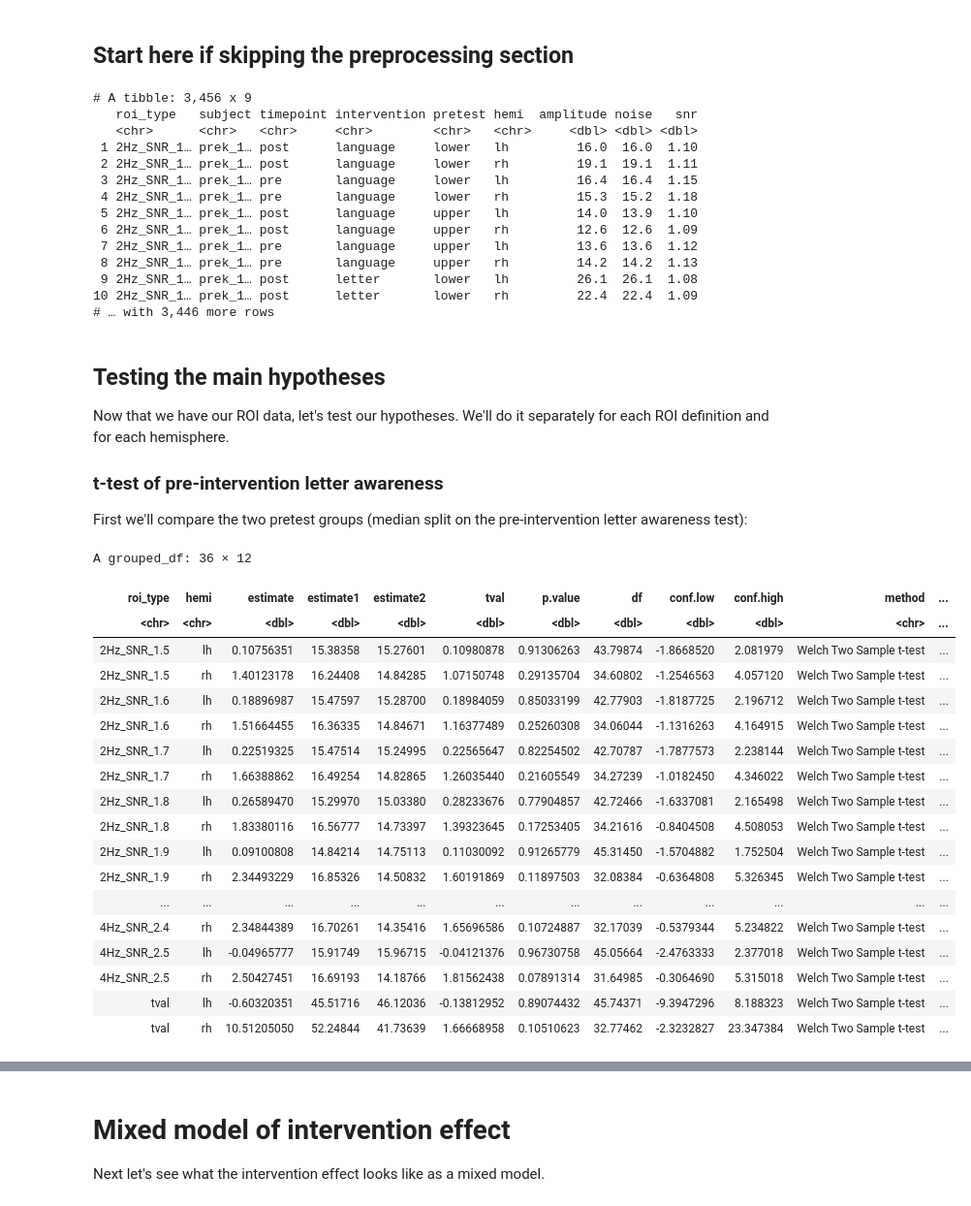
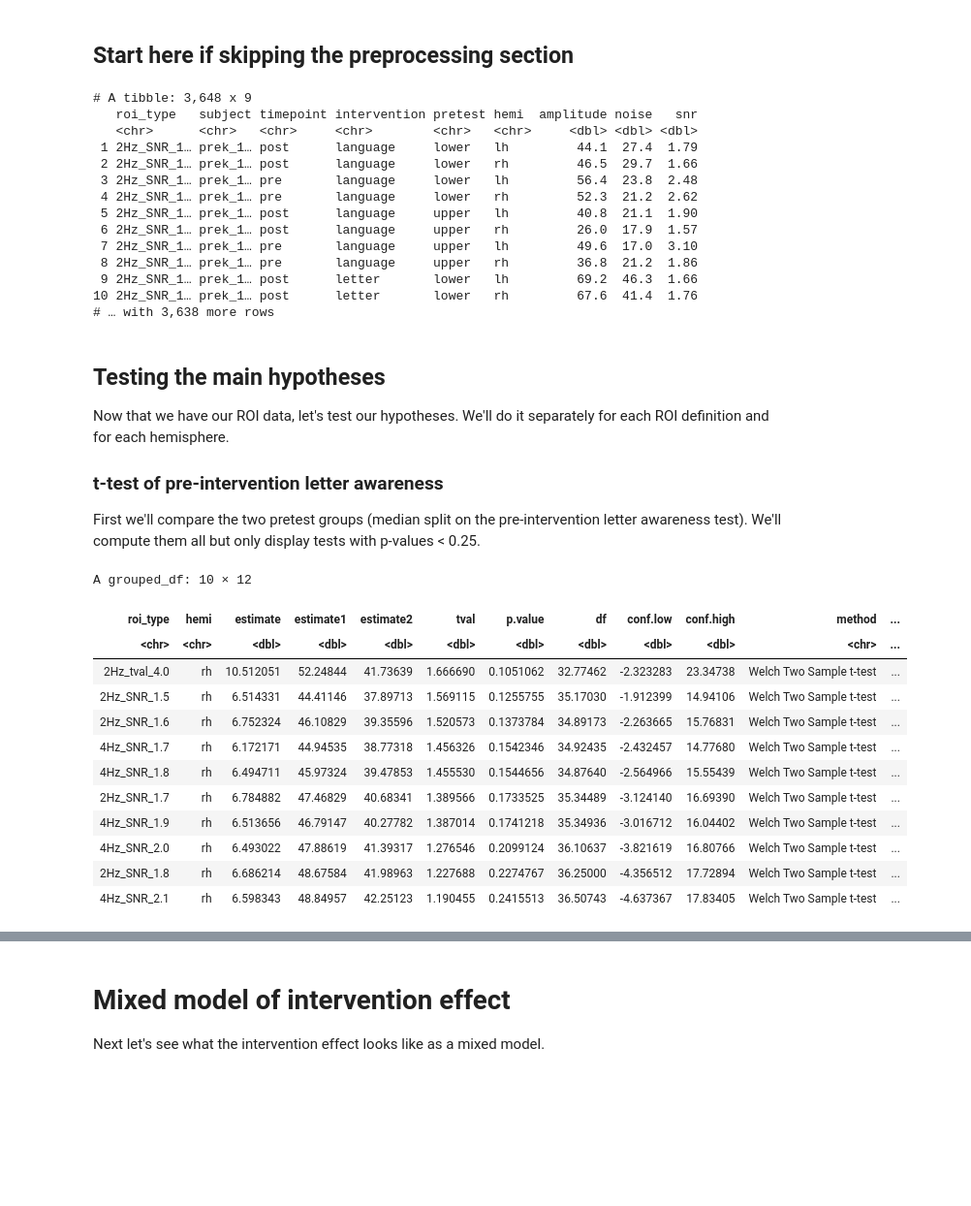
Before and after one commit to yeatmanlab/preK-MEG, a Jupyter notebook: analysis/notebooks/ssvep_ROI_modeling.ipynb, the cells around one changed output, grey strips where cells are left out. Shown at 97% size. Cells and saved outputs as stored; diff of their text form; code cells hidden in the pictures; blank space fills up the shorter version.

Commit message:
update ROI notebook; add intermediate data files (#50)

```diff
--- a/analysis/notebooks/ssvep_ROI_modeling.ipynb
+++ b/analysis/notebooks/ssvep_ROI_modeling.ipynb
@@ -244,25 +246,29 @@ rm(all_data)  # free up memory; comment out if loading
 # load("processed_data_with_SNR_based_labels.RData")  # loads snr_roi_data
 # %%
 # combine the data from the two different ROI definitions
-bind_rows(snr_roi_data, tval=tval_roi_data, .id="roi_type") ->
+tval_roi_data %>% group_by(freq) -> tval_roi_data
+tval_roi_data %>% group_keys() %>% pull() %>% str_c("Hz_tval_4.0") -> names
+tval_roi_data %>% group_split(.keep=FALSE) %>%setNames(names) -> tval_list
+
+bind_rows(c(snr_roi_data, tval_list), .id="roi_type") ->
     roi_data
 
 print(roi_data)
 # %% [output]
-# A tibble: 3,456 x 9
+# A tibble: 3,648 x 9
    roi_type   subject timepoint intervention pretest hemi  amplitude noise   snr
    <chr>      <chr>   <chr>     <chr>        <chr>   <chr>     <dbl> <dbl> <dbl>
- 1 2Hz_SNR_1… prek_1… post      language     lower   lh         16.0  16.0  1.10
- 2 2Hz_SNR_1… prek_1… post      language     lower   rh         19.1  19.1  1.11
- 3 2Hz_SNR_1… prek_1… pre       language     lower   lh         16.4  16.4  1.15
- 4 2Hz_SNR_1… prek_1… pre       language     lower   rh         15.3  15.2  1.18
- 5 2Hz_SNR_1… prek_1… post      language     upper   lh         14.0  13.9  1.10
- 6 2Hz_SNR_1… prek_1… post      language     upper   rh         12.6  12.6  1.09
- 7 2Hz_SNR_1… prek_1… pre       language     upper   lh         13.6  13.6  1.12
- 8 2Hz_SNR_1… prek_1… pre       language     upper   rh         14.2  14.2  1.13
- 9 2Hz_SNR_1… prek_1… post      letter       lower   lh         26.1  26.1  1.08
-10 2Hz_SNR_1… prek_1… post      letter       lower   rh         22.4  22.4  1.09
-# … with 3,446 more rows
+ 1 2Hz_SNR_1… prek_1… post      language     lower   lh         44.1  27.4  1.79
+ 2 2Hz_SNR_1… prek_1… post      language     lower   rh         46.5  29.7  1.66
+ 3 2Hz_SNR_1… prek_1… pre       language     lower   lh         56.4  23.8  2.48
+ 4 2Hz_SNR_1… prek_1… pre       language     lower   rh         52.3  21.2  2.62
+ 5 2Hz_SNR_1… prek_1… post      language     upper   lh         40.8  21.1  1.90
+ 6 2Hz_SNR_1… prek_1… post      language     upper   rh         26.0  17.9  1.57
+ 7 2Hz_SNR_1… prek_1… pre       language     upper   lh         49.6  17.0  3.10
+ 8 2Hz_SNR_1… prek_1… pre       language     upper   rh         36.8  21.2  1.86
+ 9 2Hz_SNR_1… prek_1… post      letter       lower   lh         69.2  46.3  1.66
+10 2Hz_SNR_1… prek_1… post      letter       lower   rh         67.6  41.4  1.76
+# … with 3,638 more rows
 # %% [markdown]
 ## Testing the main hypotheses
 
@@ -270,33 +276,27 @@ Now that we have our ROI data, let's test our hypotheses. We'll do it separately
 
 ### t-test of pre-intervention letter awareness
 
-First we'll compare the two pretest groups (median split on the pre-intervention letter awareness test):
+First we'll compare the two pretest groups (median split on the pre-intervention letter awareness test). We'll compute them all but only display tests with p-values < 0.25.
 # %%
 roi_data %>%
     filter(timepoint == "pre") %>%
     group_by(roi_type, hemi) %>%
     do(broom::tidy(t.test(amplitude ~ pretest, data=.))) %>%
     rename(tval=statistic, df=parameter) ->
-    pretest_tvals
+    pretest_tvals_amplitude
 
-pretest_tvals
+pretest_tvals_amplitude %>% filter(p.value < 0.25) %>% arrange(hemi, p.value)
 # %% [output]
-A grouped_df: 36 × 12
+A grouped_df: 10 × 12
 | roi_type | hemi | estimate | estimate1 | estimate2 | tval | p.value | df | conf.low | conf.high | method | ... |
 | <chr> | <chr> | <dbl> | <dbl> | <dbl> | <dbl> | <dbl> | <dbl> | <dbl> | <dbl> | <chr> | ... |
-| 2Hz_SNR_1.5 | lh | 0.10756351 | 15.38358 | 15.27601 | 0.10980878 | 0.91306263 | 43.79874 | -1.8668520 | 2.081979 | Welch Two Sample t-test | ... |
-| 2Hz_SNR_1.5 | rh | 1.40123178 | 16.24408 | 14.84285 | 1.07150748 | 0.29135704 | 34.60802 | -1.2546563 | 4.057120 | Welch Two Sample t-test | ... |
-| 2Hz_SNR_1.6 | lh | 0.18896987 | 15.47597 | 15.28700 | 0.18984059 | 0.85033199 | 42.77903 | -1.8187725 | 2.196712 | Welch Two Sample t-test | ... |
-| 2Hz_SNR_1.6 | rh | 1.51664455 | 16.36335 | 14.84671 | 1.16377489 | 0.25260308 | 34.06044 | -1.1316263 | 4.164915 | Welch Two Sample t-test | ... |
-| 2Hz_SNR_1.7 | lh | 0.22519325 | 15.47514 | 15.24995 | 0.22565647 | 0.82254502 | 42.70787 | -1.7877573 | 2.238144 | Welch Two Sample t-test | ... |
-| 2Hz_SNR_1.7 | rh | 1.66388862 | 16.49254 | 14.82865 | 1.26035440 | 0.21605549 | 34.27239 | -1.0182450 | 4.346022 | Welch Two Sample t-test | ... |
-| 2Hz_SNR_1.8 | lh | 0.26589470 | 15.29970 | 15.03380 | 0.28233676 | 0.77904857 | 42.72466 | -1.6337081 | 2.165498 | Welch Two Sample t-test | ... |
-| 2Hz_SNR_1.8 | rh | 1.83380116 | 16.56777 | 14.73397 | 1.39323645 | 0.17253405 | 34.21616 | -0.8404508 | 4.508053 | Welch Two Sample t-test | ... |
-| 2Hz_SNR_1.9 | lh | 0.09100808 | 14.84214 | 14.75113 | 0.11030092 | 0.91265779 | 45.31450 | -1.5704882 | 1.752504 | Welch Two Sample t-test | ... |
-| 2Hz_SNR_1.9 | rh | 2.34493229 | 16.85326 | 14.50832 | 1.60191869 | 0.11897503 | 32.08384 | -0.6364808 | 5.326345 | Welch Two Sample t-test | ... |
-| ... | ... | ... | ... | ... | ... | ... | ... | ... | ... | ... | ... |
-| 4Hz_SNR_2.4 | rh | 2.34844389 | 16.70261 | 14.35416 | 1.65696586 | 0.10724887 | 32.17039 | -0.5379344 | 5.234822 | Welch Two Sample t-test | ... |
-| 4Hz_SNR_2.5 | lh | -0.04965777 | 15.91749 | 15.96715 | -0.04121376 | 0.96730758 | 45.05664 | -2.4763333 | 2.377018 | Welch Two Sample t-test | ... |
-| 4Hz_SNR_2.5 | rh | 2.50427451 | 16.69193 | 14.18766 | 1.81562438 | 0.07891314 | 31.64985 | -0.3064690 | 5.315018 | Welch Two Sample t-test | ... |
-| tval | lh | -0.60320351 | 45.51716 | 46.12036 | -0.13812952 | 0.89074432 | 45.74371 | -9.3947296 | 8.188323 | Welch Two Sample t-test | ... |
-| tval | rh | 10.51205050 | 52.24844 | 41.73639 | 1.66668958 | 0.10510623 | 32.77462 | -2.3232827 | 23.347384 | Welch Two Sample t-test | ... |
+| 2Hz_tval_4.0 | rh | 10.512051 | 52.24844 | 41.73639 | 1.666690 | 0.1051062 | 32.77462 | -2.323283 | 23.34738 | Welch Two Sample t-test | ... |
+| 2Hz_SNR_1.5 | rh | 6.514331 | 44.41146 | 37.89713 | 1.569115 | 0.1255755 | 35.17030 | -1.912399 | 14.94106 | Welch Two Sample t-test | ... |
+| 2Hz_SNR_1.6 | rh | 6.752324 | 46.10829 | 39.35596 | 1.520573 | 0.1373784 | 34.89173 | -2.263665 | 15.76831 | Welch Two Sample t-test | ... |
+| 4Hz_SNR_1.7 | rh | 6.172171 | 44.94535 | 38.77318 | 1.456326 | 0.1542346 | 34.92435 | -2.432457 | 14.77680 | Welch Two Sample t-test | ... |
+| 4Hz_SNR_1.8 | rh | 6.494711 | 45.97324 | 39.47853 | 1.455530 | 0.1544656 | 34.87640 | -2.564966 | 15.55439 | Welch Two Sample t-test | ... |
+| 2Hz_SNR_1.7 | rh | 6.784882 | 47.46829 | 40.68341 | 1.389566 | 0.1733525 | 35.34489 | -3.124140 | 16.69390 | Welch Two Sample t-test | ... |
+| 4Hz_SNR_1.9 | rh | 6.513656 | 46.79147 | 40.27782 | 1.387014 | 0.1741218 | 35.34936 | -3.016712 | 16.04402 | Welch Two Sample t-test | ... |
+| 4Hz_SNR_2.0 | rh | 6.493022 | 47.88619 | 41.39317 | 1.276546 | 0.2099124 | 36.10637 | -3.821619 | 16.80766 | Welch Two Sample t-test | ... |
+| 2Hz_SNR_1.8 | rh | 6.686214 | 48.67584 | 41.98963 | 1.227688 | 0.2274767 | 36.25000 | -4.356512 | 17.72894 | Welch Two Sample t-test | ... |
+| 4Hz_SNR_2.1 | rh | 6.598343 | 48.84957 | 42.25123 | 1.190455 | 0.2415513 | 36.50743 | -4.637367 | 17.83405 | Welch Two Sample t-test | ... |
```
Also changed, not shown: parts of 20 cells of this notebook, 2 other files.
